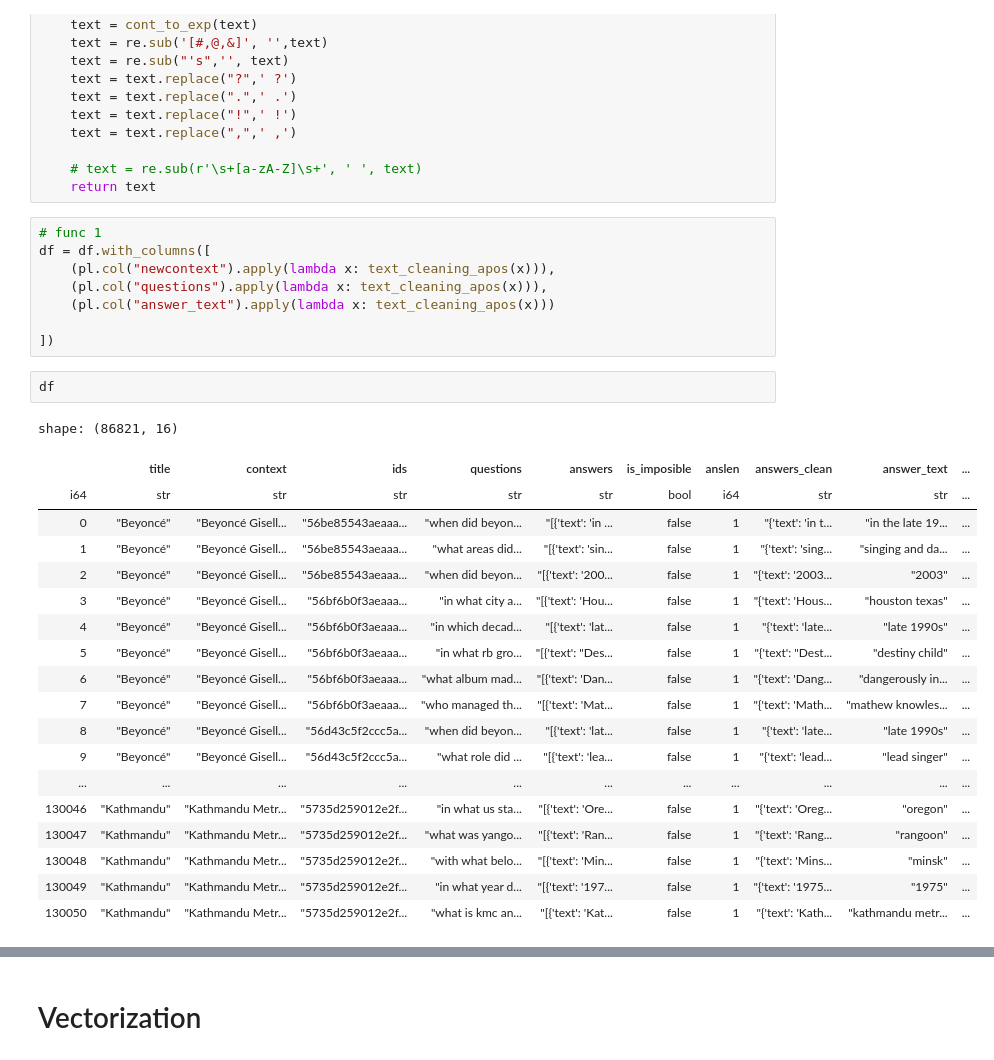
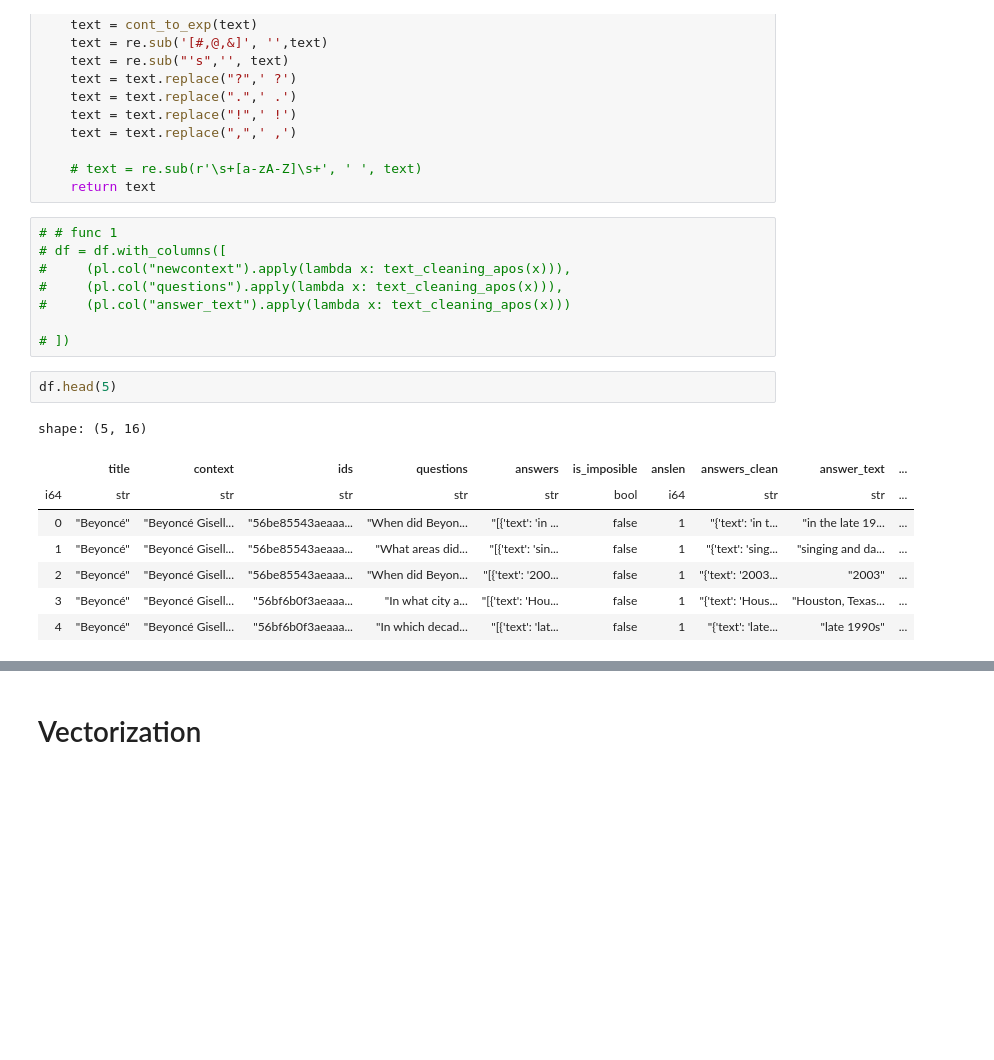
Before and after one commit to tikendraw/question-answer-generation, a Jupyter notebook: question_answers_genration.ipynb, the cells around one changed output, grey strips where cells are left out. Drawn from its saved outputs; the diff is of its cells as text; blank space fills up the shorter version.

```diff
--- a/question_answers_genration.ipynb
+++ b/question_answers_genration.ipynb
@@ -277,35 +263,24 @@ def text_cleaning_apos(text):
     # text = re.sub(r'\s+[a-zA-Z]\s+', ' ', text)
     return text
 # %%
-# func 1
-df = df.with_columns([
-    (pl.col("newcontext").apply(lambda x: text_cleaning_apos(x))),
-    (pl.col("questions").apply(lambda x: text_cleaning_apos(x))),
-    (pl.col("answer_text").apply(lambda x: text_cleaning_apos(x)))
+# # func 1
+# df = df.with_columns([
+#     (pl.col("newcontext").apply(lambda x: text_cleaning_apos(x))),
+#     (pl.col("questions").apply(lambda x: text_cleaning_apos(x))),
+#     (pl.col("answer_text").apply(lambda x: text_cleaning_apos(x)))
 
-])
+# ])
 # %%
-df
+df.head(5)
 # %% [output]
-shape: (86821, 16)
+shape: (5, 16)
 |  | title | context | ids | questions | answers | is_imposible | anslen | answers_clean | answer_text | ... |
 | i64 | str | str | str | str | str | bool | i64 | str | str | ... |
-| 0 | "Beyoncé" | "Beyoncé Gisell... | "56be85543aeaaa... | "when did beyon... | "[{'text': 'in ... | false | 1 | "{'text': 'in t... | "in the late 19... | ... |
-| 1 | "Beyoncé" | "Beyoncé Gisell... | "56be85543aeaaa... | "what areas did... | "[{'text': 'sin... | false | 1 | "{'text': 'sing... | "singing and da... | ... |
-| 2 | "Beyoncé" | "Beyoncé Gisell... | "56be85543aeaaa... | "when did beyon... | "[{'text': '200... | false | 1 | "{'text': '2003... | "2003" | ... |
-| 3 | "Beyoncé" | "Beyoncé Gisell... | "56bf6b0f3aeaaa... | "in what city a... | "[{'text': 'Hou... | false | 1 | "{'text': 'Hous... | "houston texas" | ... |
-| 4 | "Beyoncé" | "Beyoncé Gisell... | "56bf6b0f3aeaaa... | "in which decad... | "[{'text': 'lat... | false | 1 | "{'text': 'late... | "late 1990s" | ... |
-| 5 | "Beyoncé" | "Beyoncé Gisell... | "56bf6b0f3aeaaa... | "in what rb gro... | "[{'text': "Des... | false | 1 | "{'text': "Dest... | "destiny child" | ... |
-| 6 | "Beyoncé" | "Beyoncé Gisell... | "56bf6b0f3aeaaa... | "what album mad... | "[{'text': 'Dan... | false | 1 | "{'text': 'Dang... | "dangerously in... | ... |
-| 7 | "Beyoncé" | "Beyoncé Gisell... | "56bf6b0f3aeaaa... | "who managed th... | "[{'text': 'Mat... | false | 1 | "{'text': 'Math... | "mathew knowles... | ... |
-| 8 | "Beyoncé" | "Beyoncé Gisell... | "56d43c5f2ccc5a... | "when did beyon... | "[{'text': 'lat... | false | 1 | "{'text': 'late... | "late 1990s" | ... |
-| 9 | "Beyoncé" | "Beyoncé Gisell... | "56d43c5f2ccc5a... | "what role did ... | "[{'text': 'lea... | false | 1 | "{'text': 'lead... | "lead singer" | ... |
-| ... | ... | ... | ... | ... | ... | ... | ... | ... | ... | ... |
-| 130046 | "Kathmandu" | "Kathmandu Metr... | "5735d259012e2f... | "in what us sta... | "[{'text': 'Ore... | false | 1 | "{'text': 'Oreg... | "oregon" | ... |
-| 130047 | "Kathmandu" | "Kathmandu Metr... | "5735d259012e2f... | "what was yango... | "[{'text': 'Ran... | false | 1 | "{'text': 'Rang... | "rangoon" | ... |
-| 130048 | "Kathmandu" | "Kathmandu Metr... | "5735d259012e2f... | "with what belo... | "[{'text': 'Min... | false | 1 | "{'text': 'Mins... | "minsk" | ... |
-| 130049 | "Kathmandu" | "Kathmandu Metr... | "5735d259012e2f... | "in what year d... | "[{'text': '197... | false | 1 | "{'text': '1975... | "1975" | ... |
-| 130050 | "Kathmandu" | "Kathmandu Metr... | "5735d259012e2f... | "what is kmc an... | "[{'text': 'Kat... | false | 1 | "{'text': 'Kath... | "kathmandu metr... | ... |
+| 0 | "Beyoncé" | "Beyoncé Gisell... | "56be85543aeaaa... | "When did Beyon... | "[{'text': 'in ... | false | 1 | "{'text': 'in t... | "in the late 19... | ... |
+| 1 | "Beyoncé" | "Beyoncé Gisell... | "56be85543aeaaa... | "What areas did... | "[{'text': 'sin... | false | 1 | "{'text': 'sing... | "singing and da... | ... |
+| 2 | "Beyoncé" | "Beyoncé Gisell... | "56be85543aeaaa... | "When did Beyon... | "[{'text': '200... | false | 1 | "{'text': '2003... | "2003" | ... |
+| 3 | "Beyoncé" | "Beyoncé Gisell... | "56bf6b0f3aeaaa... | "In what city a... | "[{'text': 'Hou... | false | 1 | "{'text': 'Hous... | "Houston, Texas... | ... |
+| 4 | "Beyoncé" | "Beyoncé Gisell... | "56bf6b0f3aeaaa... | "In which decad... | "[{'text': 'lat... | false | 1 | "{'text': 'late... | "late 1990s" | ... |
 # %%
 # Adding start and end tokens
 '''
```
Also changed, not shown: parts of 26 cells of this notebook.
